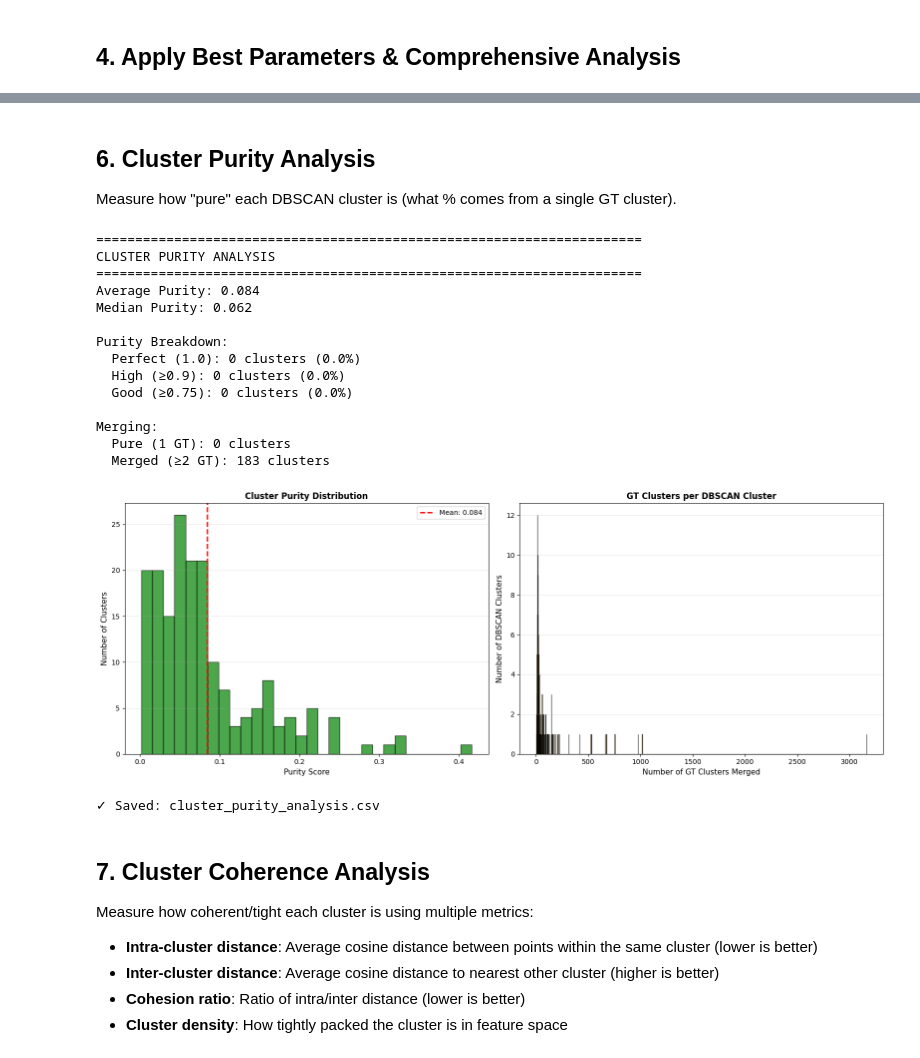
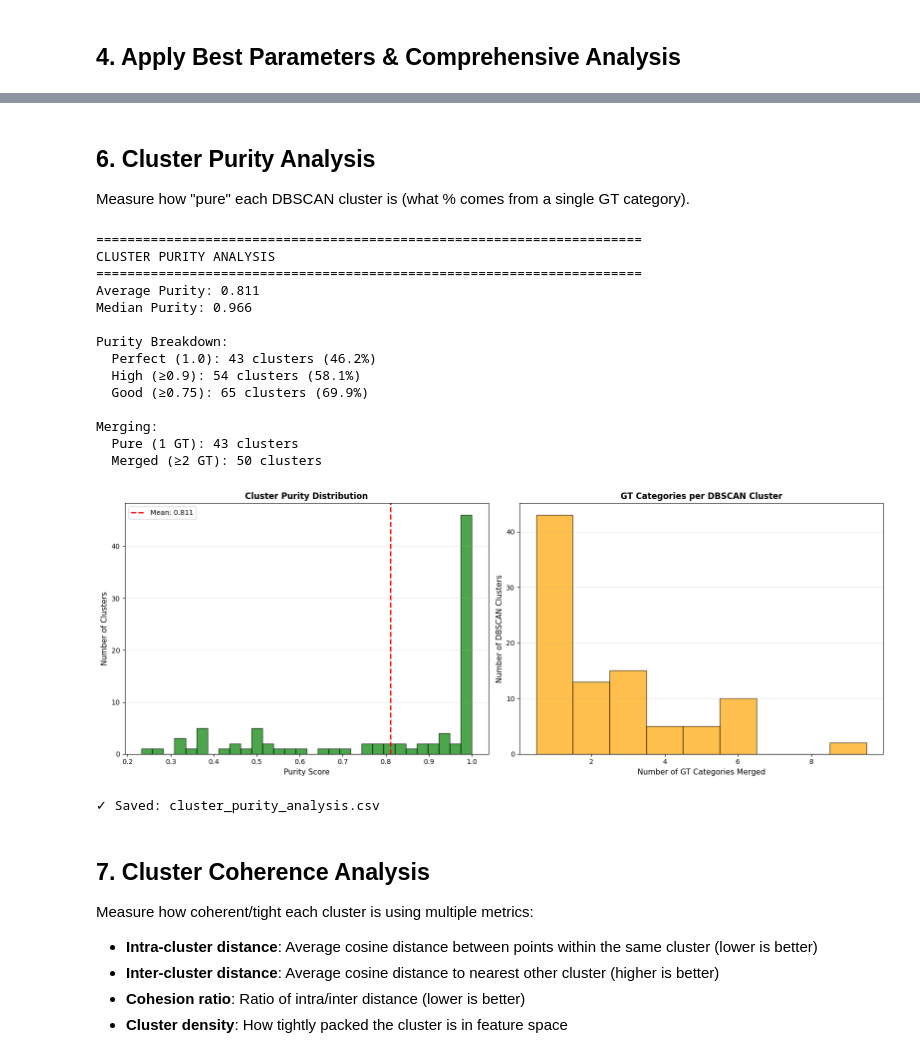
Before and after one commit to MomPansy/SC4020-project-1, a Jupyter notebook: dbscan/Product Classification and Clustering/final-dbscan-evaluation.ipynb, the cells around one changed output, grey strips where cells are left out. Drawn from its saved outputs; the diff is of its cells as text; code cells hidden in the pictures.

```diff
--- a/dbscan/Product Classification and Clustering/final-dbscan-evaluation.ipynb
+++ b/dbscan/Product Classification and Clustering/final-dbscan-evaluation.ipynb
@@ -136,12 +214,17 @@ Creating TF-IDF features...
 
 ### 3.1 K-Distance Graph for eps Selection
 # %%
-def plot_k_distance_graph(X, k_values=[4, 5, 6, 8, 10]):
+def plot_k_distance_graph(X, k_values=[4, 6, 8, 10, 12, 15, 18, 21, 24, 27, 30]):
     """
     Plot k-distance graphs to find optimal eps.
     The elbow point suggests the optimal eps value.
     """
-    fig, axes = plt.subplots(2, 3, figsize=(18, 10))
+    # Calculate grid size for the plots (accommodate all k_values)
+    n_plots = len(k_values)
+    n_cols = 3
+    n_rows = (n_plots + n_cols - 1) // n_cols  # Ceiling division
+
+    fig, axes = plt.subplots(n_rows, n_cols, figsize=(18, 5 * n_rows))
     axes = axes.flatten()
 
     recommended_eps = {}
@@ -193,7 +276,7 @@ print("=" * 70)
 print("K-DISTANCE ANALYSIS FOR EPS SELECTION")
 print("=" * 70)
 
-eps_recommendations = plot_k_distance_graph(product_features, k_values=[4, 5, 6, 8, 10])
+eps_recommendations = plot_k_distance_graph(product_features, k_values=[4, 6, 8, 10, 12, 15, 18, 21, 24, 27, 30])
 
 print("\n" + "=" * 70)
 print("RECOMMENDATIONS:")
@@ -287,7 +376,7 @@ eps_values = sorted(set(eps_recommendations.values()))
 eps_min = min(eps_values) * 0.8
 eps_max = max(eps_values) * 1.2
 eps_grid = np.linspace(eps_min, eps_max, 15)
-min_samples_grid = [4, 5, 6, 8, 10, 12]
+min_samples_grid = [4, 6, 8, 10, 12, 15, 18, 21, 24, 27, 30]
 
 print("=" * 70)
 print("GRID SEARCH CONFIGURATION")
@@ -297,8 +386,8 @@ print(f"min_samples values: {len(min_samples_grid)} {min_samples_grid}")
 print(f"Total combinations: {len(eps_grid) * len(min_samples_grid)}")
 print("=" * 70)
 
-# Ground truth labels
-labels_true = product[' Cluster ID'].values
+# Ground truth labels (using Category ID instead of Cluster ID)
+labels_true = product[' Category ID'].values
 
 # Grid search
 results = []
@@ -516,7 +605,7 @@ Medium Clusters (4-9 products):
 # %% [markdown]
 ## 6. Cluster Purity Analysis
 
-Measure how "pure" each DBSCAN cluster is (what % comes from a single GT cluster).
+Measure how "pure" each DBSCAN cluster is (what % comes from a single GT category).
 # %%
 if len(results_valid) > 0:
     # Calculate purity for each DBSCAN cluster
@@ -525,7 +614,7 @@ if len(results_valid) > 0:
     purity_results = []
     for cluster_id in sorted(df_clustered['DBSCAN_Cluster'].unique()):
         cluster_data = df_clustered[df_clustered['DBSCAN_Cluster'] == cluster_id]
-        gt_distribution = cluster_data[' Cluster ID'].value_counts()
+        gt_distribution = cluster_data[' Category ID'].value_counts()
 
         purity = gt_distribution.iloc[0] / len(cluster_data) if len(cluster_data) > 0 else 0
 
@@ -534,7 +623,7 @@ if len(results_valid) > 0:
             'Purity': purity,
             'Dominant_GT': gt_distribution.index[0],
             'Size': len(cluster_data),
-            'Num_GT_Merged': cluster_data[' Cluster ID'].nunique()
+            'Num_GT_Merged': cluster_data[' Category ID'].nunique()
         })
 
     purity_df = pd.DataFrame(purity_results)
@@ -555,43 +644,43 @@ if len(results_valid) > 0:
     # Visualize
     fig, axes = plt.subplots(1, 2, figsize=(16, 6))
 
     ax1 = axes[0]
     ax1.hist(purity_df['Purity'], bins=30, color='green', edgecolor='black', alpha=0.7)
     ax1.axvline(purity_df['Purity'].mean(), color='red', linestyle='--', linewidth=2, label=f"Mean: {purity_df['Purity'].mean():.3f}")
     ax1.set_xlabel('Purity Score', fontsize=11)
     ax1.set_ylabel('Number of Clusters', fontsize=11)
     ax1.set_title('Cluster Purity Distribution', fontsize=12, fontweight='bold')
     ax1.legend()
     ax1.grid(axis='y', alpha=0.3)
 
     ax2 = axes[1]
     ax2.hist(purity_df['Num_GT_Merged'], bins=range(1, purity_df['Num_GT_Merged'].max()+2), color='orange', edgecolor='black', alpha=0.7, align='left')
-    ax2.set_xlabel('Number of GT Clusters Merged', fontsize=11)
+    ax2.set_xlabel('Number of GT Categories Merged', fontsize=11)
     ax2.set_ylabel('Number of DBSCAN Clusters', fontsize=11)
-    ax2.set_title('GT Clusters per DBSCAN Cluster', fontsize=12, fontweight='bold')
+    ax2.set_title('GT Categories per DBSCAN Cluster', fontsize=12, fontweight='bold')
     ax2.grid(axis='y', alpha=0.3)
 
     plt.tight_layout()
     plt.show()
 
     purity_df.to_csv('cluster_purity_analysis.csv', index=False)
     print("\n✓ Saved: cluster_purity_analysis.csv")
 # %% [output]
 ======================================================================
 CLUSTER PURITY ANALYSIS
 ======================================================================
-Average Purity: 0.084
-Median Purity: 0.062
+Average Purity: 0.811
+Median Purity: 0.966
 
 Purity Breakdown:
-  Perfect (1.0): 0 clusters (0.0%)
-  High (≥0.9): 0 clusters (0.0%)
-  Good (≥0.75): 0 clusters (0.0%)
+  Perfect (1.0): 43 clusters (46.2%)
+  High (≥0.9): 54 clusters (58.1%)
+  Good (≥0.75): 65 clusters (69.9%)
 
 Merging:
-  Pure (1 GT): 0 clusters
-  Merged (≥2 GT): 183 clusters
+  Pure (1 GT): 43 clusters
+  Merged (≥2 GT): 50 clusters
-[figure, old version]
+[figure, new version]
 ✓ Saved: cluster_purity_analysis.csv
 # %% [markdown]
 ## 7. Cluster Coherence Analysis
```
Also changed, not shown: parts of 22 cells of this notebook, 1 other file.
